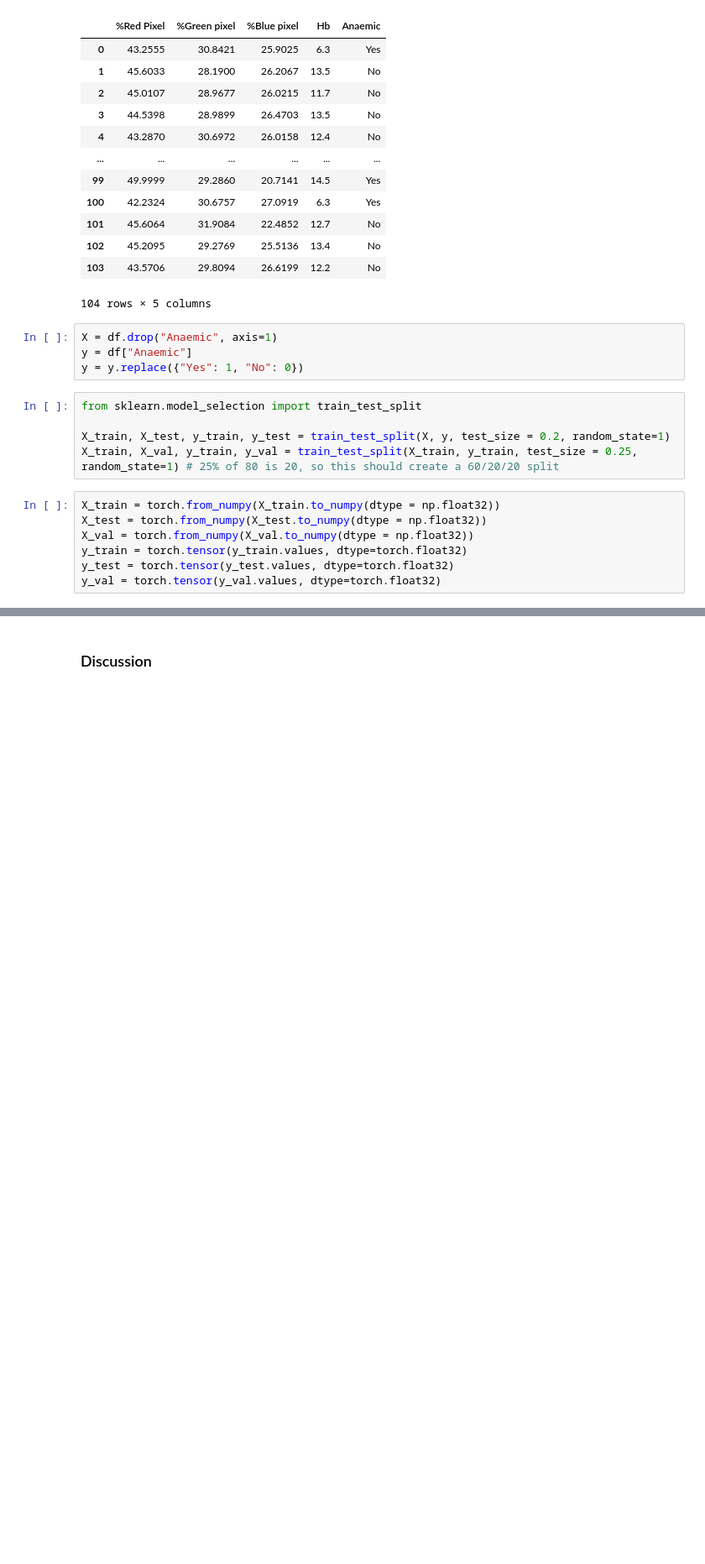
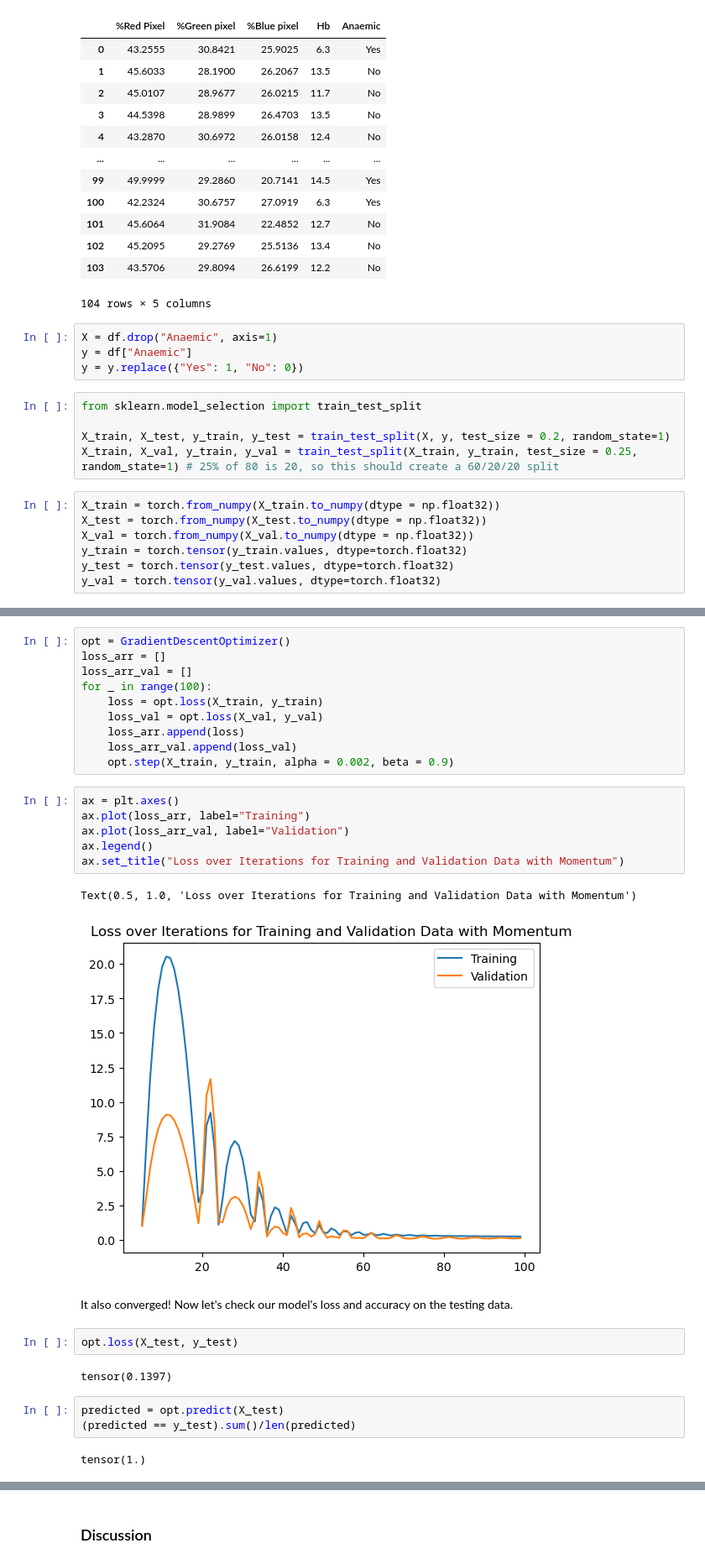
Before and after one commit to ellisterling/ellisterling.github.io, a Jupyter notebook: posts/logistic-regression/index.ipynb, the cells around one changed output, grey strips where cells are left out. Shown at 84% size. Cells and saved outputs as stored; diff of their text form; blank space fills up the shorter version.

```diff
--- a/posts/logistic-regression/index.ipynb
+++ b/posts/logistic-regression/index.ipynb
@@ -225,0 +211,30 @@ ax.legend()
+# %%
+opt = GradientDescentOptimizer()
+loss_arr = []
+loss_arr_val = []
+for _ in range(100):
+    loss = opt.loss(X_train, y_train)
+    loss_val = opt.loss(X_val, y_val)
+    loss_arr.append(loss)
+    loss_arr_val.append(loss_val)
+    opt.step(X_train, y_train, alpha = 0.002, beta = 0.9)
+# %%
+ax = plt.axes()
+ax.plot(loss_arr, label="Training")
+ax.plot(loss_arr_val, label="Validation")
+ax.legend()
+ax.set_title("Loss over Iterations for Training and Validation Data with Momentum")
+# %% [output]
+Text(0.5, 1.0, 'Loss over Iterations for Training and Validation Data with Momentum')
+[figure, added]
+# %% [markdown]
+It also converged! Now let's check our model's loss and accuracy on the testing data.
+# %%
+opt.loss(X_test, y_test)
+# %% [output]
+tensor(0.1397)
+# %%
+predicted = opt.predict(X_test)
+(predicted == y_test).sum()/len(predicted)
+# %% [output]
+tensor(1.)
```
Also changed, not shown: parts of 11 cells of this notebook, 8 other files.
